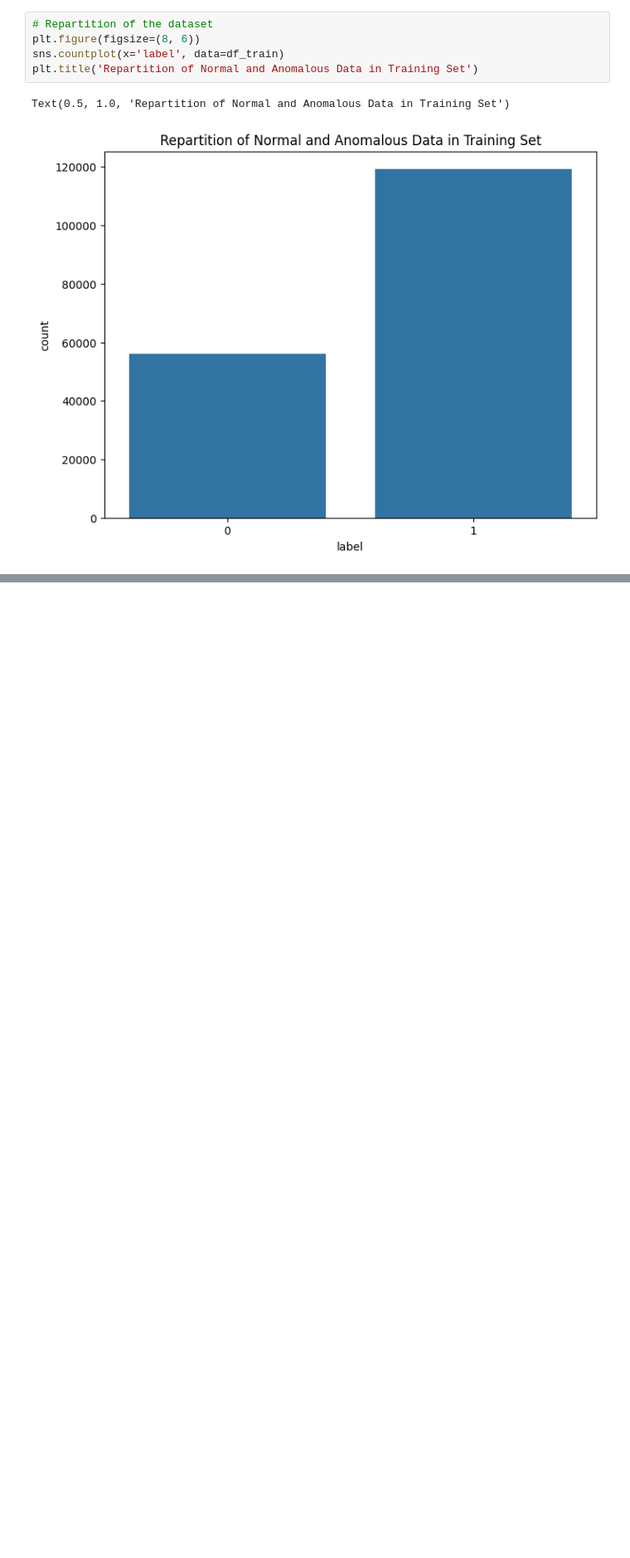
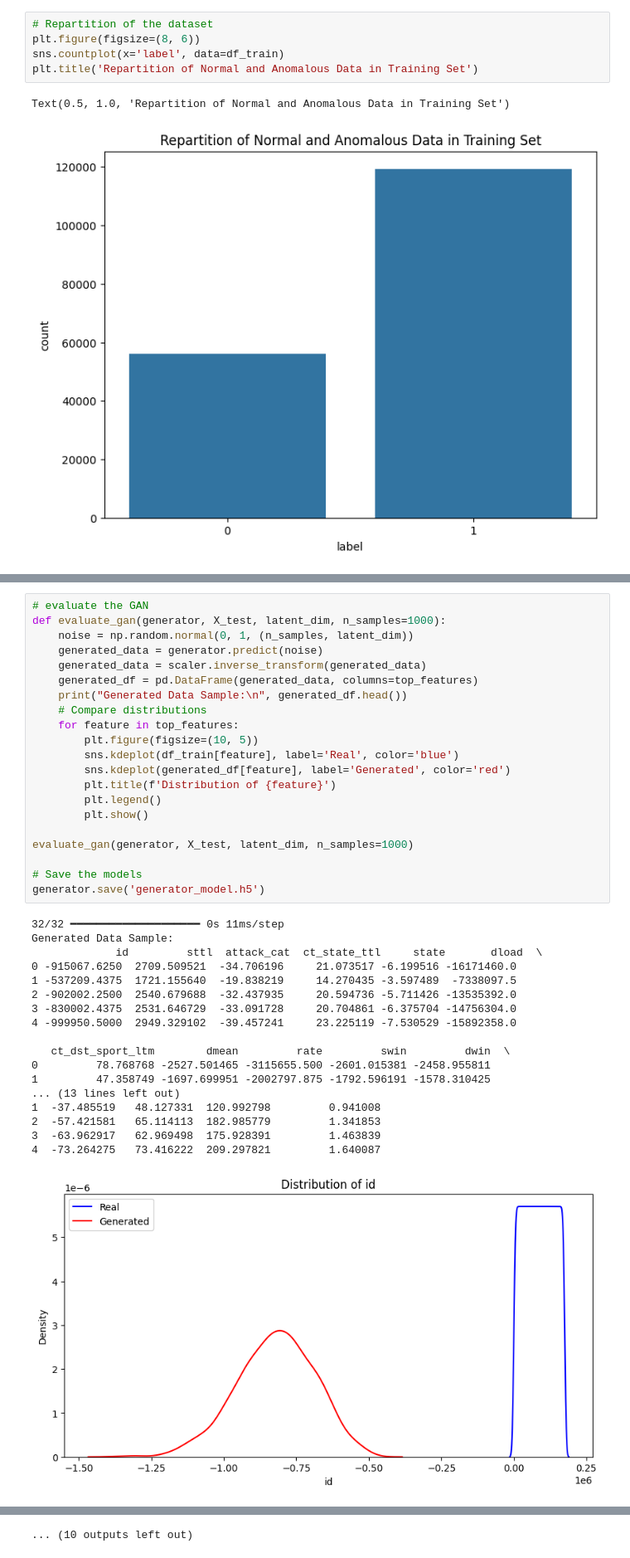
Before and after one commit to Phasio3/Final-Project-GAN-Cybersecurity, a Jupyter notebook: main.ipynb, the cells around one changed output, grey strips where cells are left out. Shown at 83% size. Saved outputs shown, nothing was run; the diff lists cells and outputs as text; blank space fills up the shorter version.

```diff
--- a/main.ipynb
+++ b/main.ipynb
@@ -53,0 +250,40 @@ Text(0.5, 1.0, 'Repartition of Normal and Anomalous Data in Training Set')
+# %%
+# evaluate the GAN
+def evaluate_gan(generator, X_test, latent_dim, n_samples=1000):
+    noise = np.random.normal(0, 1, (n_samples, latent_dim))
+    generated_data = generator.predict(noise)
+    generated_data = scaler.inverse_transform(generated_data)
+    generated_df = pd.DataFrame(generated_data, columns=top_features)
+    print("Generated Data Sample:\n", generated_df.head())
+    # Compare distributions
+    for feature in top_features:
+        plt.figure(figsize=(10, 5))
+        sns.kdeplot(df_train[feature], label='Real', color='blue')
+        sns.kdeplot(generated_df[feature], label='Generated', color='red')
+        plt.title(f'Distribution of {feature}')
+        plt.legend()
+        plt.show()
+
+evaluate_gan(generator, X_test, latent_dim, n_samples=1000)
+
+# Save the models
+generator.save('generator_model.h5')
+# %% [output]
+32/32 ━━━━━━━━━━━━━━━━━━━━ 0s 11ms/step
+Generated Data Sample:
+             id         sttl  attack_cat  ct_state_ttl     state       dload  \
+0 -915067.6250  2709.509521  -34.706196     21.073517 -6.199516 -16171460.0
+1 -537209.4375  1721.155640  -19.838219     14.270435 -3.597489  -7338097.5
+2 -902002.2500  2540.679688  -32.437935     20.594736 -5.711426 -13535392.0
+3 -830002.4375  2531.646729  -33.091728     20.704861 -6.375704 -14756304.0
+4 -999950.5000  2949.329102  -39.457241     23.225119 -7.530529 -15892358.0
+
+   ct_dst_sport_ltm        dmean         rate         swin         dwin  \
+0         78.768768 -2527.501465 -3115655.500 -2601.015381 -2458.955811
+1         47.358749 -1697.699951 -2002797.875 -1792.596191 -1578.310425
+... (13 lines left out)
+1  -37.485519   48.127331  120.992798         0.941008
+2  -57.421581   65.114113  182.985779         1.341853
+3  -63.962917   62.969498  175.928391         1.463839
+4  -73.264275   73.416222  209.297821         1.640087
+[figure, added]
@@ -53,0 +300 @@ Text(0.5, 1.0, 'Repartition of Normal and Anomalous Data in Training Set')
+... (10 outputs left out)
```
Also changed, not shown: parts of 8 cells of this notebook, 1 other file.
